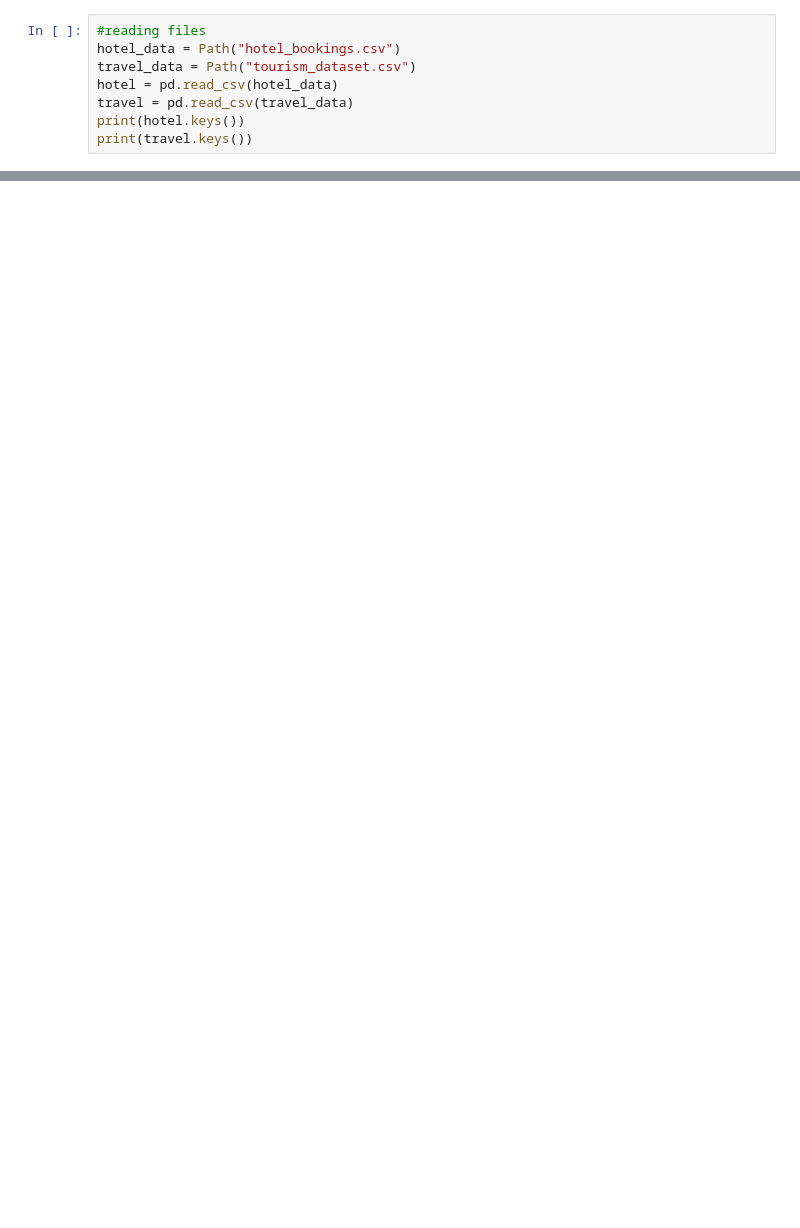
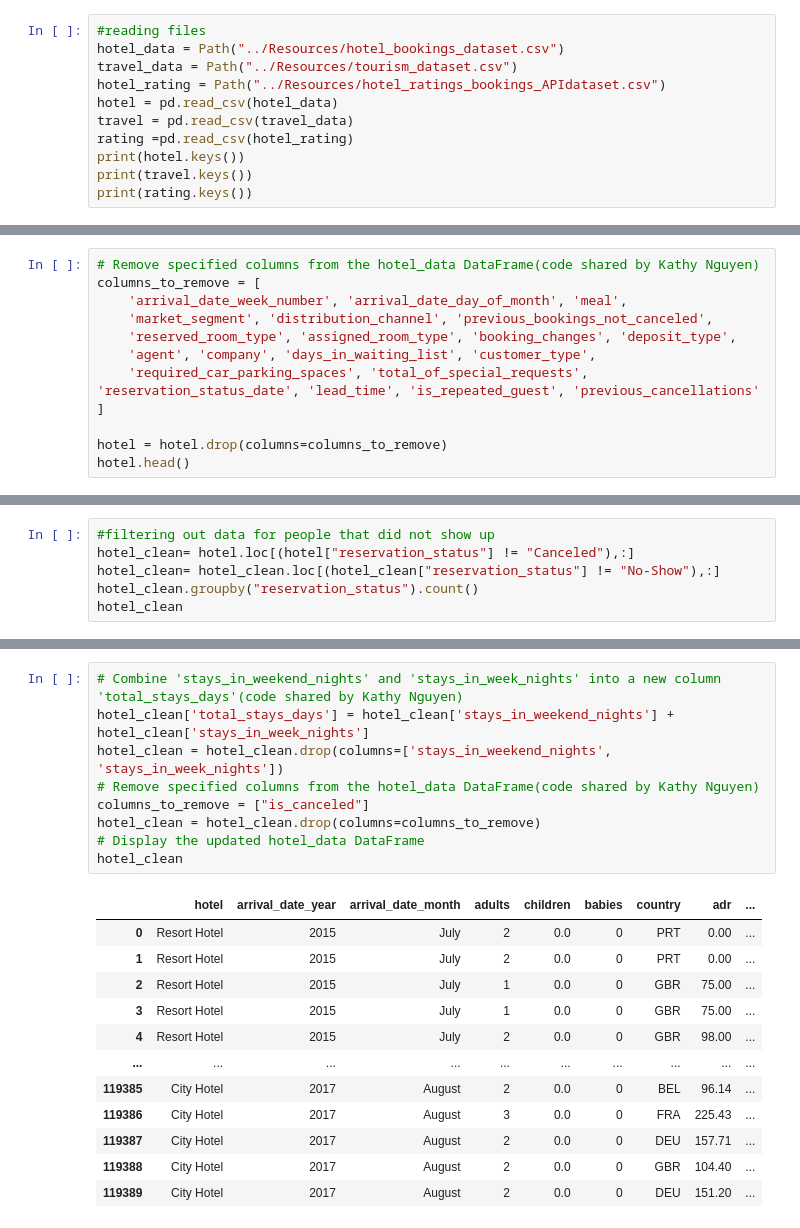
Before and after one commit to Kathyvng/Project1_Group6, a Jupyter notebook: Miguel_Analysis/clean_it.ipynb, the cells around one changed output, grey strips where cells are left out. Saved outputs shown, nothing was run; the diff lists cells and outputs as text; blank space fills up the shorter version.

```diff
--- a/Miguel_Analysis/clean_it.ipynb
+++ b/Miguel_Analysis/clean_it.ipynb
@@ -28,11 +37,14 @@ with zipfile.ZipFile("hotel_bookings.csv.zip", "r") as zipref:
 # %%
 #reading files
-hotel_data = Path("hotel_bookings.csv")
-travel_data = Path("tourism_dataset.csv")
+hotel_data = Path("../Resources/hotel_bookings_dataset.csv")
+travel_data = Path("../Resources/tourism_dataset.csv")
+hotel_rating = Path("../Resources/hotel_ratings_bookings_APIdataset.csv")
 hotel = pd.read_csv(hotel_data)
 travel = pd.read_csv(travel_data)
+rating =pd.read_csv(hotel_rating)
 print(hotel.keys())
 print(travel.keys())
+print(rating.keys())
 # %% [output]
 Index(['hotel', 'is_canceled', 'lead_time', 'arrival_date_year',
        'arrival_date_month', 'arrival_date_week_number',
@@ -58,0 +68,12 @@ data["country"]
+# %%
+# Remove specified columns from the hotel_data DataFrame(code shared by Kathy Nguyen)
+columns_to_remove = [
+    'arrival_date_week_number', 'arrival_date_day_of_month', 'meal',
+    'market_segment', 'distribution_channel', 'previous_bookings_not_canceled',
+    'reserved_room_type', 'assigned_room_type', 'booking_changes', 'deposit_type',
+    'agent', 'company', 'days_in_waiting_list', 'customer_type',
+    'required_car_parking_spaces', 'total_of_special_requests', 'reservation_status_date', 'lead_time', 'is_repeated_guest', 'previous_cancellations'
+]
+
+hotel = hotel.drop(columns=columns_to_remove)
+hotel.head()
@@ -58,0 +89,6 @@ data["country"]
+# %%
+#filtering out data for people that did not show up
+hotel_clean= hotel.loc[(hotel["reservation_status"] != "Canceled"),:]
+hotel_clean= hotel_clean.loc[(hotel_clean["reservation_status"] != "No-Show"),:]
+hotel_clean.groupby("reservation_status").count()
+hotel_clean
@@ -58,0 +109,22 @@ data["country"]
+# %%
+# Combine 'stays_in_weekend_nights' and 'stays_in_week_nights' into a new column 'total_stays_days'(code shared by Kathy Nguyen)
+hotel_clean['total_stays_days'] = hotel_clean['stays_in_weekend_nights'] + hotel_clean['stays_in_week_nights']
+hotel_clean = hotel_clean.drop(columns=['stays_in_weekend_nights', 'stays_in_week_nights'])
+# Remove specified columns from the hotel_data DataFrame(code shared by Kathy Nguyen)
+columns_to_remove = ["is_canceled"]
+hotel_clean = hotel_clean.drop(columns=columns_to_remove)
+# Display the updated hotel_data DataFrame
+hotel_clean
+# %% [output]
+|  | hotel | arrival_date_year | arrival_date_month | adults | children | babies | country | adr | ... |
+| 0 | Resort Hotel | 2015 | July | 2 | 0.0 | 0 | PRT | 0.00 | ... |
+| 1 | Resort Hotel | 2015 | July | 2 | 0.0 | 0 | PRT | 0.00 | ... |
+| 2 | Resort Hotel | 2015 | July | 1 | 0.0 | 0 | GBR | 75.00 | ... |
+| 3 | Resort Hotel | 2015 | July | 1 | 0.0 | 0 | GBR | 75.00 | ... |
+| 4 | Resort Hotel | 2015 | July | 2 | 0.0 | 0 | GBR | 98.00 | ... |
+| ... | ... | ... | ... | ... | ... | ... | ... | ... | ... |
+| 119385 | City Hotel | 2017 | August | 2 | 0.0 | 0 | BEL | 96.14 | ... |
+| 119386 | City Hotel | 2017 | August | 3 | 0.0 | 0 | FRA | 225.43 | ... |
+| 119387 | City Hotel | 2017 | August | 2 | 0.0 | 0 | DEU | 157.71 | ... |
+| 119388 | City Hotel | 2017 | August | 2 | 0.0 | 0 | GBR | 104.40 | ... |
+| 119389 | City Hotel | 2017 | August | 2 | 0.0 | 0 | DEU | 151.20 | ... |
```
Also changed, not shown: parts of 23 cells of this notebook, 1 other file.
